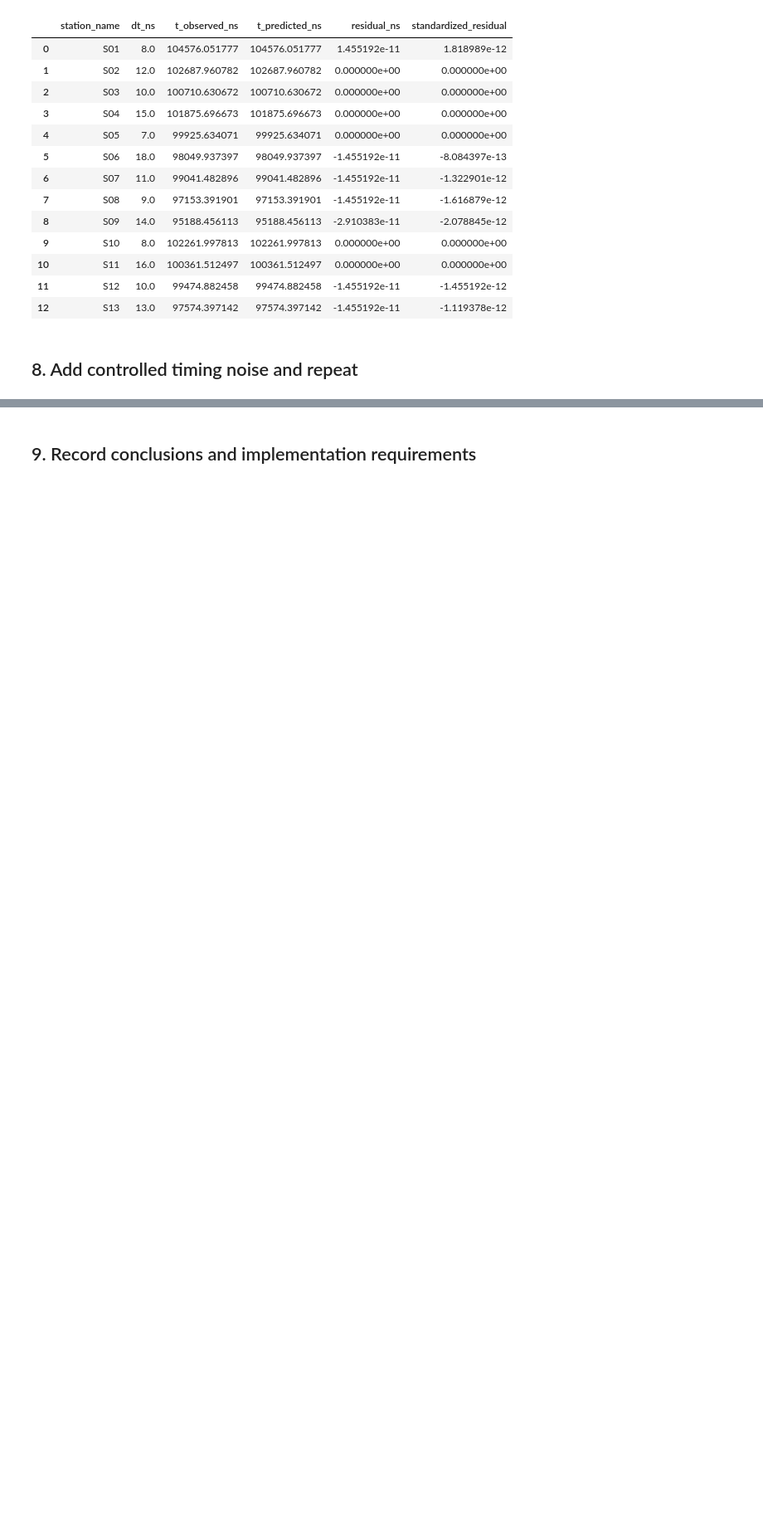
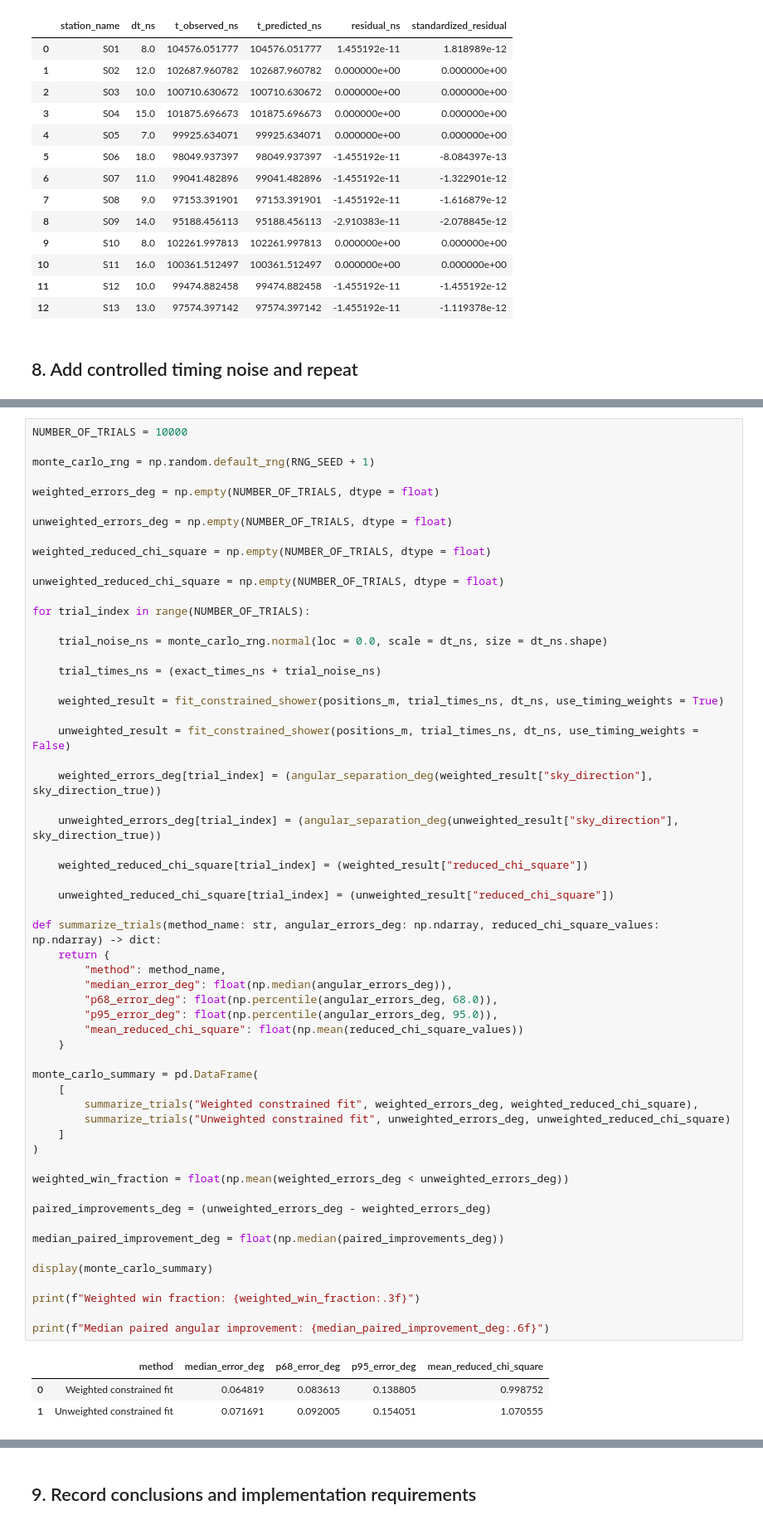
Before and after one commit to abdul-samad021/auger_direction_reconstruction, a Jupyter notebook: notebooks/02_reconstruct_synthetic_shower.ipynb, the cells around one changed output, grey strips where cells are left out. Shown at 83% size. Cells and saved outputs as stored; diff of their text form; blank space fills up the shorter version.

```diff
--- a/notebooks/02_reconstruct_synthetic_shower.ipynb
+++ b/notebooks/02_reconstruct_synthetic_shower.ipynb
@@ -415,0 +662,62 @@ Reduced chi-square:       1.601885090418e-24
+# %%
+NUMBER_OF_TRIALS = 10000
+
+monte_carlo_rng = np.random.default_rng(RNG_SEED + 1)
+
+weighted_errors_deg = np.empty(NUMBER_OF_TRIALS, dtype = float)
+
+unweighted_errors_deg = np.empty(NUMBER_OF_TRIALS, dtype = float)
+
+weighted_reduced_chi_square = np.empty(NUMBER_OF_TRIALS, dtype = float)
+
+unweighted_reduced_chi_square = np.empty(NUMBER_OF_TRIALS, dtype = float)
+
+for trial_index in range(NUMBER_OF_TRIALS):
+
+    trial_noise_ns = monte_carlo_rng.normal(loc = 0.0, scale = dt_ns, size = dt_ns.shape)
+
+    trial_times_ns = (exact_times_ns + trial_noise_ns)
+
+    weighted_result = fit_constrained_shower(positions_m, trial_times_ns, dt_ns, use_timing_weights = True)
+
+    unweighted_result = fit_constrained_shower(positions_m, trial_times_ns, dt_ns, use_timing_weights = False)
+
+    weighted_errors_deg[trial_index] = (angular_separation_deg(weighted_result["sky_direction"], sky_direction_true))
+
+    unweighted_errors_deg[trial_index] = (angular_separation_deg(unweighted_result["sky_direction"], sky_direction_true))
+
+    weighted_reduced_chi_square[trial_index] = (weighted_result["reduced_chi_square"])
+
+    unweighted_reduced_chi_square[trial_index] = (unweighted_result["reduced_chi_square"])
+
+def summarize_trials(method_name: str, angular_errors_deg: np.ndarray, reduced_chi_square_values: np.ndarray) -> dict:
+    return {
+        "method": method_name,
+        "median_error_deg": float(np.median(angular_errors_deg)),
+        "p68_error_deg": float(np.percentile(angular_errors_deg, 68.0)),
+        "p95_error_deg": float(np.percentile(angular_errors_deg, 95.0)),
+        "mean_reduced_chi_square": float(np.mean(reduced_chi_square_values))
+    }
+
+monte_carlo_summary = pd.DataFrame(
+    [
+        summarize_trials("Weighted constrained fit", weighted_errors_deg, weighted_reduced_chi_square),
+        summarize_trials("Unweighted constrained fit", unweighted_errors_deg, unweighted_reduced_chi_square)
+    ]
+)
+
+weighted_win_fraction = float(np.mean(weighted_errors_deg < unweighted_errors_deg))
+
+paired_improvements_deg = (unweighted_errors_deg - weighted_errors_deg)
+
+median_paired_improvement_deg = float(np.median(paired_improvements_deg))
+
+display(monte_carlo_summary)
+
+print(f"Weighted win fraction: {weighted_win_fraction:.3f}")
+
+print(f"Median paired angular improvement: {median_paired_improvement_deg:.6f}")
+# %% [output]
+|  | method | median_error_deg | p68_error_deg | p95_error_deg | mean_reduced_chi_square |
+| 0 | Weighted constrained fit | 0.064819 | 0.083613 | 0.138805 | 0.998752 |
+| 1 | Unweighted constrained fit | 0.071691 | 0.092005 | 0.154051 | 1.070555 |
```
Also changed, not shown: parts of 12 cells of this notebook.
